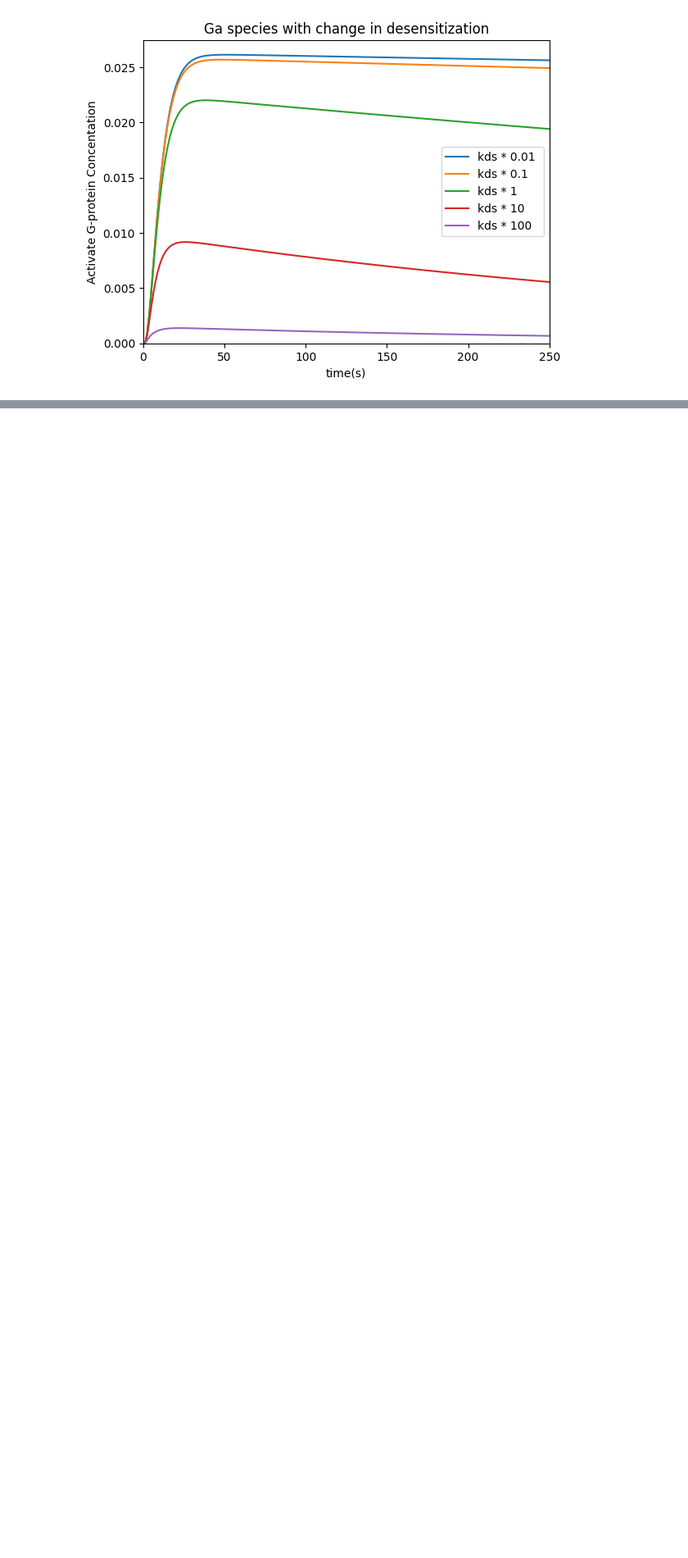
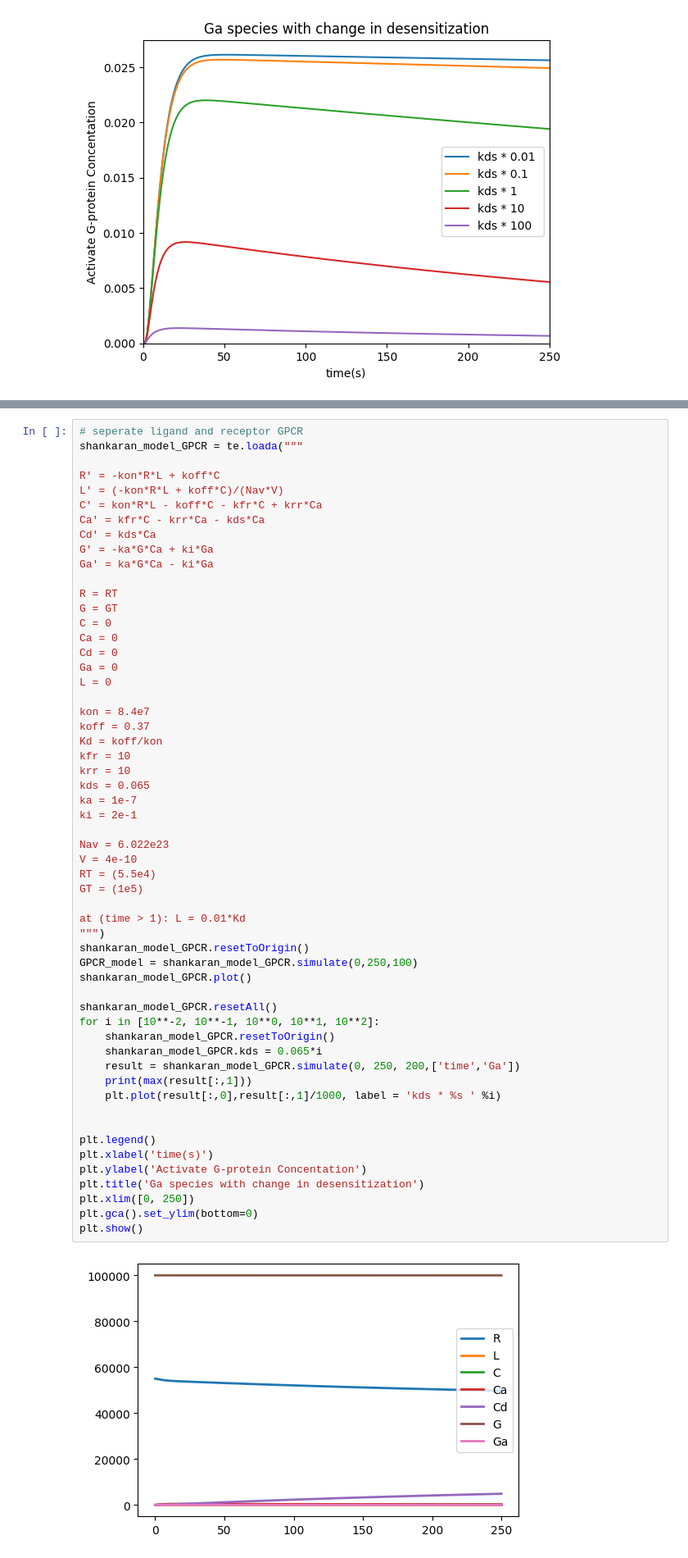
Before and after one commit to Ara101/Recapitulating-Shankaran2007-GPCR-model, a Jupyter notebook: GPCR_model/Shankaran_model.ipynb, the cells around one changed output, grey strips where cells are left out. Shown at 82% size. Saved outputs shown, nothing was run; the diff lists cells and outputs as text; blank space fills up the shorter version.

```diff
--- a/GPCR_model/Shankaran_model.ipynb
+++ b/GPCR_model/Shankaran_model.ipynb
@@ -134,0 +136,58 @@ plt.show()
+# %%
+# seperate ligand and receptor GPCR
+shankaran_model_GPCR = te.loada("""
+
+R' = -kon*R*L + koff*C
+L' = (-kon*R*L + koff*C)/(Nav*V)
+C' = kon*R*L - koff*C - kfr*C + krr*Ca
+Ca' = kfr*C - krr*Ca - kds*Ca
+Cd' = kds*Ca
+G' = -ka*G*Ca + ki*Ga
+Ga' = ka*G*Ca - ki*Ga
+
+R = RT
+G = GT
+C = 0
+Ca = 0
+Cd = 0
+Ga = 0
+L = 0
+
+kon = 8.4e7
+koff = 0.37
+Kd = koff/kon
+kfr = 10
+krr = 10
+kds = 0.065
+ka = 1e-7
+ki = 2e-1
+
+Nav = 6.022e23
+V = 4e-10
+RT = (5.5e4)
+GT = (1e5)
+
+at (time > 1): L = 0.01*Kd
+""")
+shankaran_model_GPCR.resetToOrigin()
+GPCR_model = shankaran_model_GPCR.simulate(0,250,100)
+shankaran_model_GPCR.plot()
+
+shankaran_model_GPCR.resetAll()
+for i in [10**-2, 10**-1, 10**0, 10**1, 10**2]:
+    shankaran_model_GPCR.resetToOrigin()
+    shankaran_model_GPCR.kds = 0.065*i
+    result = shankaran_model_GPCR.simulate(0, 250, 200,['time','Ga'])
+    print(max(result[:,1]))
+    plt.plot(result[:,0],result[:,1]/1000, label = 'kds * %s ' %i)
+
+
+plt.legend()
+plt.xlabel('time(s)')
+plt.ylabel('Activate G-protein Concentation')
+plt.title('Ga species with change in desensitization')
+plt.xlim([0, 250])
+plt.gca().set_ylim(bottom=0)
+plt.show()
+# %% [output]
+[figure, added]
```
Also changed, not shown: parts of 3 cells of this notebook.
